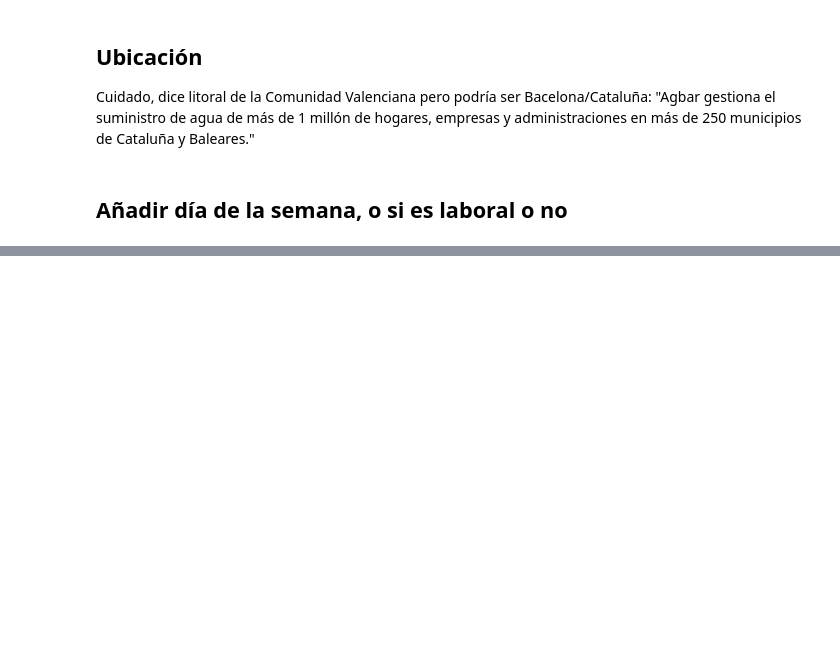
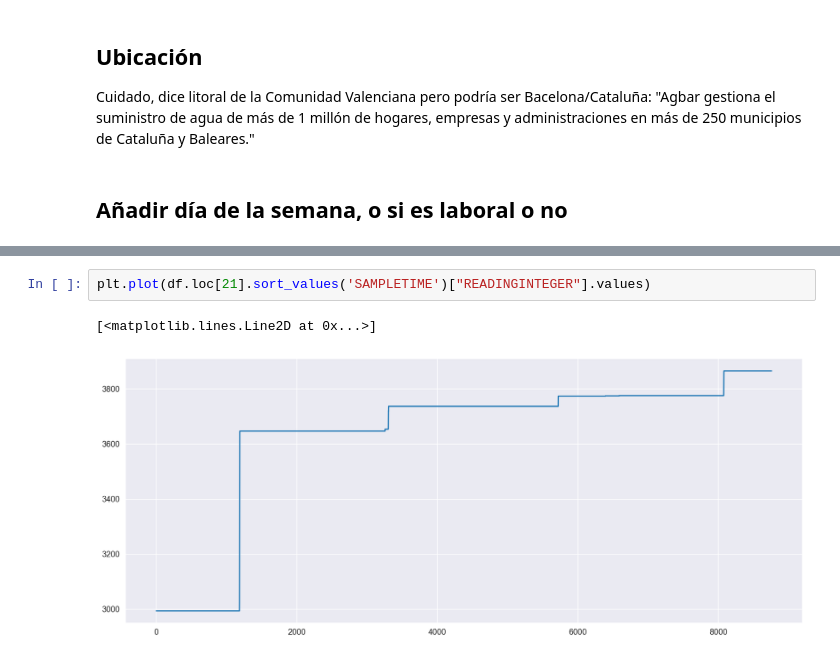
Before and after one commit to ptorrijos99/WaterFootprint2022, a Jupyter notebook: Script Exploración.ipynb, the cells around one changed output, grey strips where cells are left out. Cells and saved outputs as stored; diff of their text form; blank space fills up the shorter version.

```diff
--- a/Script Exploración.ipynb
+++ b/Script Exploración.ipynb
@@ -774,0 +806,5 @@ Cuidado, dice litoral de la Comunidad Valenciana pero podría ser Bacelona/Catal
+# %%
+plt.plot(df.loc[21].sort_values('SAMPLETIME')["READINGINTEGER"].values)
+# %% [output]
+[<matplotlib.lines.Line2D at 0x...>]
+[figure, added]
```
Also changed, not shown: parts of 6 cells of this notebook, 1 other file.
